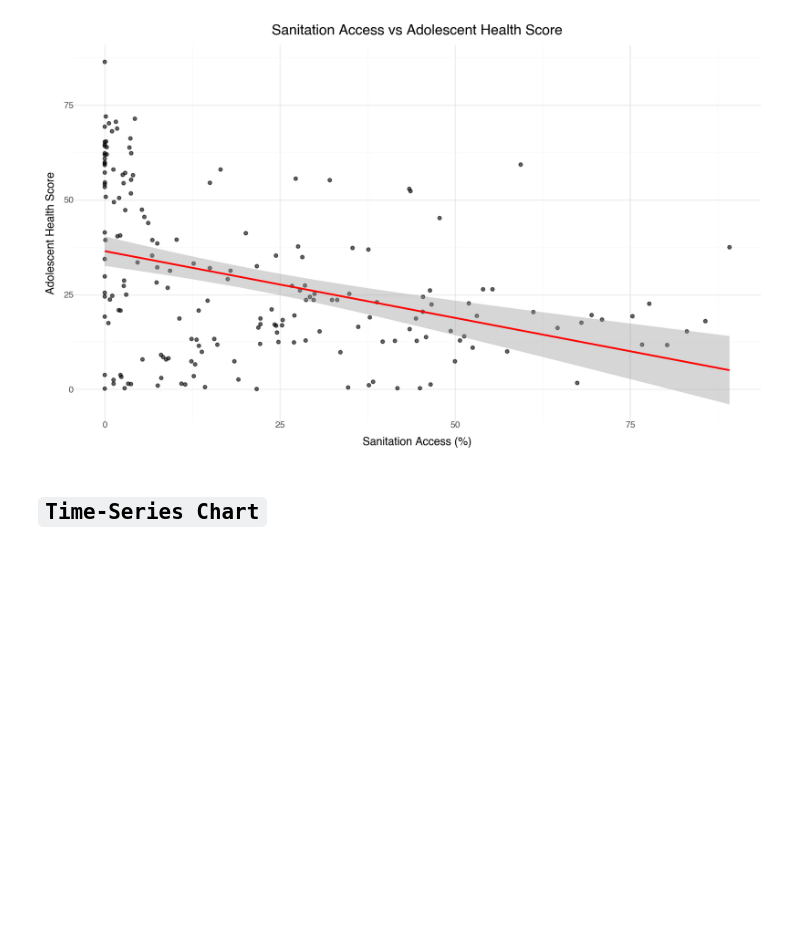
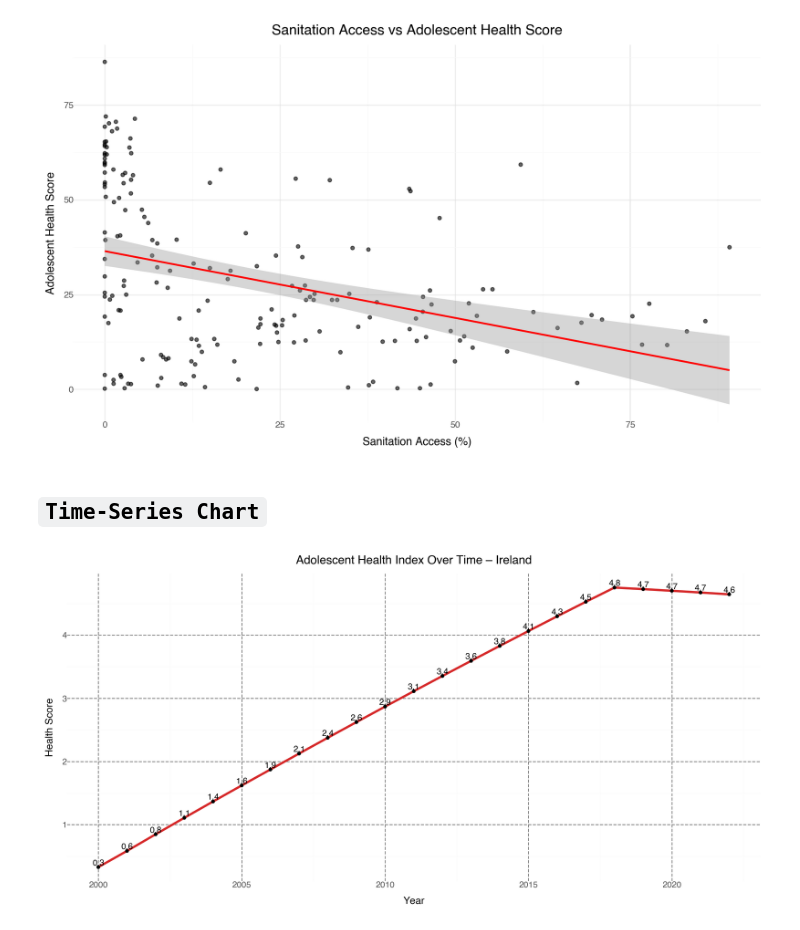
Before and after one commit to AtharvaBhalilkar/unicef_quarto_report, a Jupyter notebook: notebooks/eda_visualizations.ipynb, the cells around one changed output. Drawn from its saved outputs; the diff is of its cells as text; code cells hidden in the pictures; blank space fills up the shorter version.

```diff
--- a/notebooks/eda_visualizations.ipynb
+++ b/notebooks/eda_visualizations.ipynb
@@ -126,3 +140,32 @@ plot
 [figure]
 # %% [markdown]
 ## `Time-Series Chart`
+# %%
+df_country = df2[(df2["Country"] == "Ireland") & (df2["Gender"] == "Total")].copy()
+df_country = df_country.sort_values(by="time_period")
+
+# Time-series line plot (styled to match dashboard)
+plot = (
+    ggplot(df_country, aes(x='time_period', y='Value')) +
+    geom_line(color='#D62728', size=1.5) +  # red line
+    geom_point(color='black', size=1.5) +
+    geom_text(aes(label='Value'), va='bottom', size=10, format_string='{:.1f}') +
+    labs(
+        title='Adolescent Health Index Over Time – Ireland',
+        x='Year',
+        y='Health Score'
+    ) +
+    theme_minimal() +
+    theme(
+        figure_size=(12, 6),
+        plot_title=element_text(size=14, weight='bold', ha='center'),
+        axis_title=element_text(size=12),
+        axis_text=element_text(size=10),
+        panel_grid_major=element_line(color='gray', linetype='dashed'),
+        panel_background=element_rect(fill='white')
+    )
+)
+
+display(plot)
+# %% [output]
+[figure, added]
```
Also changed, not shown: parts of 3 cells of this notebook.
